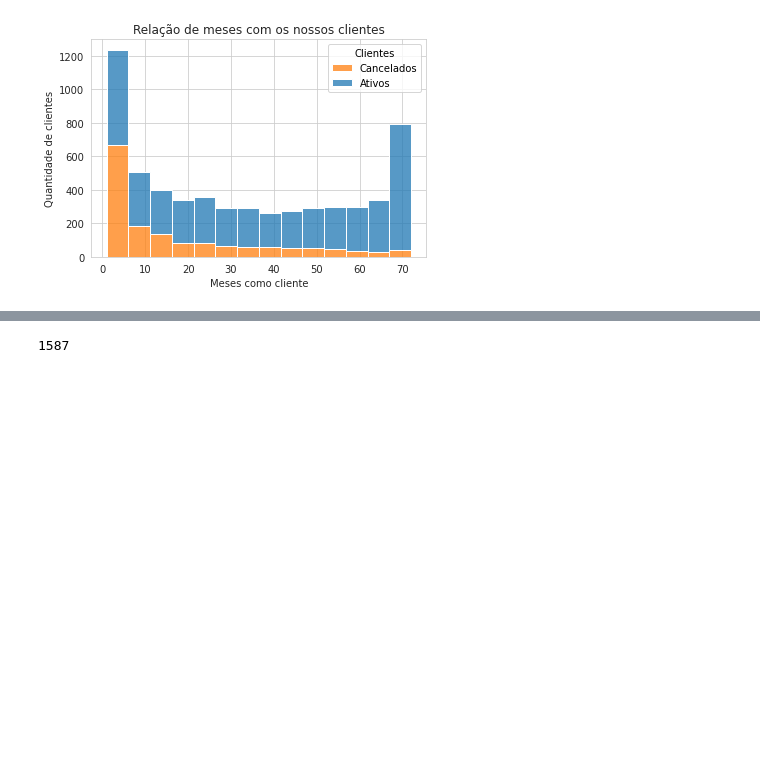
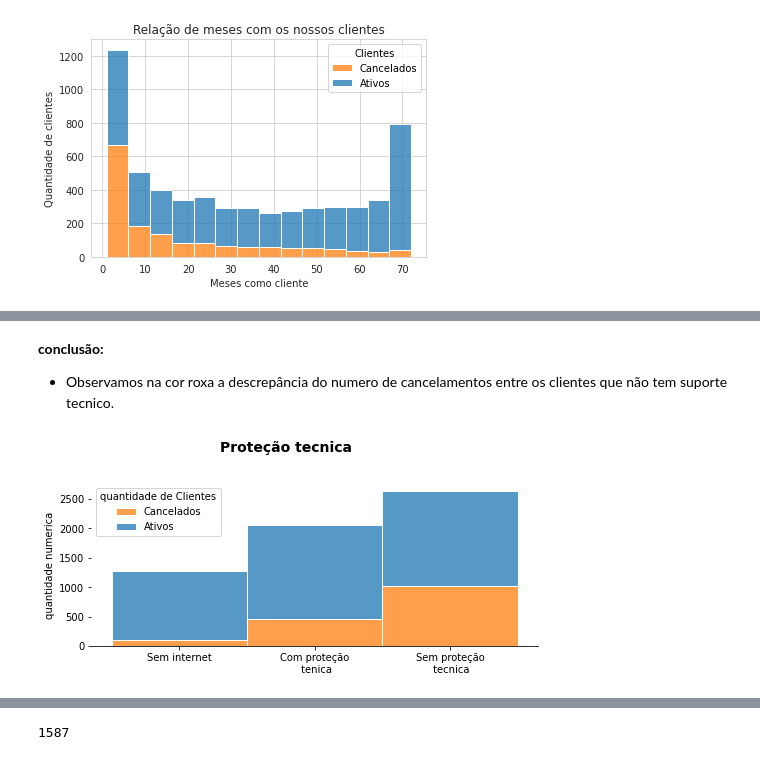
Before and after one commit to juliopk543/EDA_and_visualization, a Jupyter notebook: 3- EDA_Clients_Telecom/eda_telecom_ipynb.ipynb, the cells around one changed output, grey strips where cells are left out. Cells and saved outputs as stored; diff of their text form; code cells hidden in the pictures; blank space fills up the shorter version.

```diff
--- a/3- EDA_Clients_Telecom/Eda_telecom_ipynb (3).ipynb
+++ b/3- EDA_Clients_Telecom/eda_telecom_ipynb.ipynb
@@ -180,0 +240,32 @@ sns.histplot(df, x='ProtecaoEquipamento', hue='Churn', multiple='stack')
+# %% [markdown]
+**conclusão:**
+
+* Observamos na cor roxa a descrepância do numero de cancelamentos entre os clientes que não tem suporte tecnico.
+# %%
+labels_protecao = ['Sem internet', 'Com proteção\n tenica', 'Sem proteção\n tecnica']
+
+fig, ax = plt.subplots(nrows=1, ncols=1, figsize=(8,3))
+
+with sns.axes_style('white'):
+  sns.histplot(df, x='ProtecaoEquipamento', hue='Churn', multiple='stack', ax=ax)
+  ax.set(xlabel=None,
+         ylabel='quantidade numerica')
+
+# Adicionando titulo
+plt.text(
+    x=0.3,
+    y=3300,
+    s='Proteção tecnica',
+    fontsize=14,
+    weight='bold',
+         )
+# Setando as labels
+ax.set_xticklabels(labels_protecao)
+# Setando o hue
+plt.legend(title='quantidade de Clientes', labels=['Cancelados', 'Ativos'])
+# Removendo linhas
+ax.spines['right'].set_visible(False)
+ax.spines['left'].set_visible(False)
+ax.spines['top'].set_visible(False)
+# %% [output]
+[figure, added]
```
Also changed, not shown: parts of 31 cells of this notebook.
